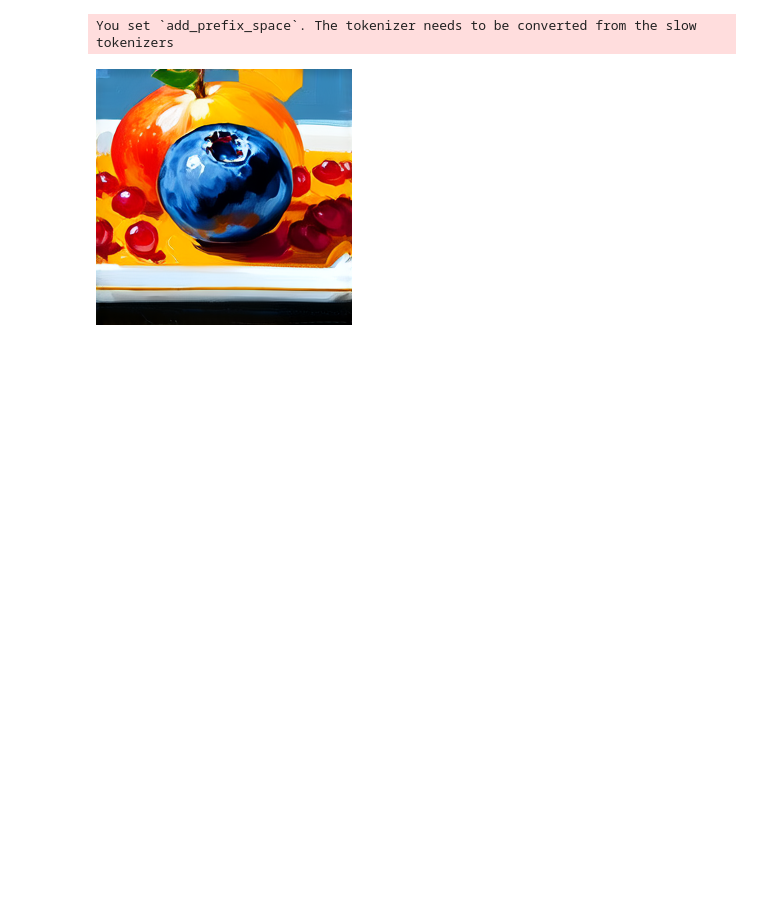
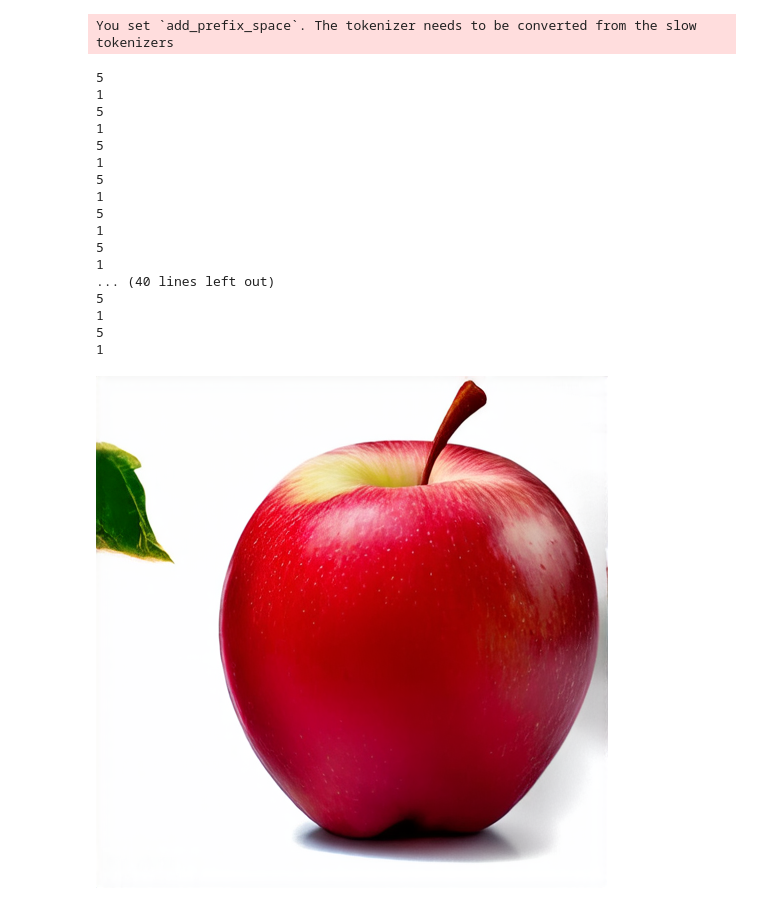
Before and after one commit to ManilShrestha/smpc, a Jupyter notebook: notebook/sd3_split_pipeline_socket_v2.ipynb, the cells around one changed output. Saved outputs shown, nothing was run; the diff lists cells and outputs as text; code cells hidden in the pictures; blank space fills up the shorter version.

```diff
--- a/notebook/sd3_split_pipeline_socket_v2.ipynb
+++ b/notebook/sd3_split_pipeline_socket_v2.ipynb
@@ -13,11 +13,11 @@ You set `add_prefix_space`. The tokenizer needs to be converted from the slow to
 from diffusers.utils.transformer_split_config import TransformerSplitConfig
 
 # Example usage
-transformer_split1_host = '0.0.0.0'
-transformer_split1_port = 9876
+transformer_split1_host = '96.245.177.234'
+transformer_split1_port = 8765
 
 transformer_split2_host = '0.0.0.0'
-transformer_split2_port = 8765
+transformer_split2_port = 9876
 
 # Create an instance of TransformerSplitConfig
 split_config = TransformerSplitConfig(
@@ -53,20 +53,37 @@ split_pipe = StableDiffusion3PipelineSplitClientSocket(
         text_encoder_3=pipe.text_encoder_3,
         tokenizer_3= pipe.tokenizer_3,)
 # %%
-split_pipe = split_pipe.to("cuda:4")
+split_pipe = split_pipe.to("cuda")
 # %%
 image = split_pipe(
     # "High quality portrait suited to put in LinkedIn of a anthromorphic bunny",
-	"painting of a blueberry on a tray of fruits in the style of salvatore dali",
+	"A red apple",
     negative_prompt="",
     num_inference_steps=28,
     guidance_scale=7.0,
-    height = 256,
-    width = 256
+    height = 512,
+    width = 512
 ).images[0]
 image
 # %% [output]
+5
+1
+5
+1
+5
+1
+5
+1
+5
+1
+5
+1
+... (40 lines left out)
+5
+1
+5
+1
-[figure, old version]
+[figure, new version]
 # %%
 pipe
 # %% [output]
```
Also changed, not shown: 1 other file.
